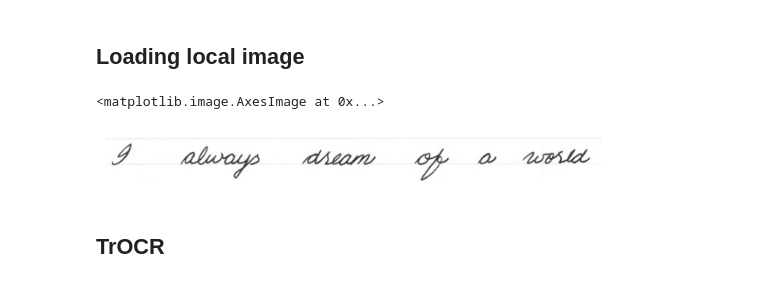
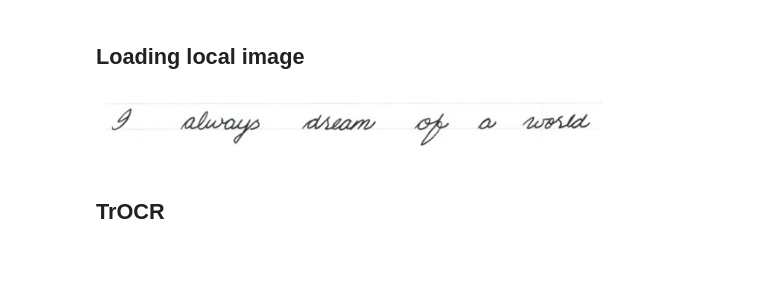
Before and after one commit to pakkinlau/prog-for-humanists, a Jupyter notebook: colabs/Unit 1a/02. Images.ipynb, the cells around one changed output. Drawn from its saved outputs; the diff is of its cells as text; code cells hidden in the pictures.

```diff
--- a/colabs/New colabs/02. Images.ipynb
+++ b/colabs/Unit 1a/02. Images.ipynb
@@ -16,24 +17,35 @@ plt.imshow(image)
 [figure]
 # %% [markdown]
 ## Loading local image
-# %%
-import os
-
-# import training image
-script_directory = os.getcwd()
-folder_path = os.path.join(script_directory, 'Image')
-file_name = 'handwritting_malala(crop)'
-train_img = os.path.join(folder_path, f'{file_name}.jpg')
-
-image = Image.open(train_img)
-image.convert("RGB")
-
-# Plot the image
-plt.axis('off')
-plt.imshow(image)
-# %% [output]
-<matplotlib.image.AxesImage at 0x...>
-[figure, removed]
+# %%
+import os
+from PIL import Image  # Make sure to import the Image module
+import matplotlib.pyplot as plt
+
+# import training image
+def locate_child_file(child_folder, file_name):
+    """This function assumes that the file is located in the same directory as the script.
+    The file is packed within a folder. No nested folder is allowed."""
+    script_directory = os.getcwd()
+    # os.path.join() method in Python join one or more path components intelligently. It returns a string representing the path to a file.
+    return os.path.join(script_directory, child_folder, file_name)
+
+# We locate the image file by specifying the folder name and the file name, which our function will use.
+file_name = 'handwritting_malala(crop)'
+full_file_name = f"{file_name}.jpg"  # Removed .jpg here
+
+# This returns the full path to the image file
+train_img = locate_child_file(child_folder='Image', file_name=full_file_name)
+
+# This opens the image file
+image = Image.open(train_img).convert("RGB")  # Convert the image to RGB mode
+
+# Plot the image
+plt.axis('off')
+plt.imshow(image)
+plt.show()  # Added this line to display the image
+# %% [output]
+[figure, added]
 # %% [markdown]
 ## TrOCR
 # %%
```
Also changed, not shown: parts of 4 cells of this notebook, 21 other files.
